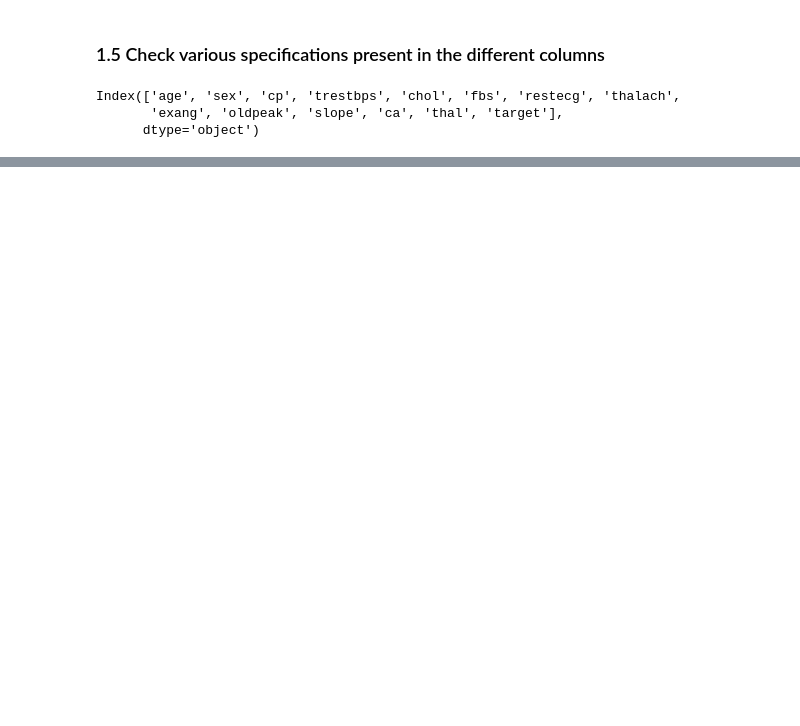
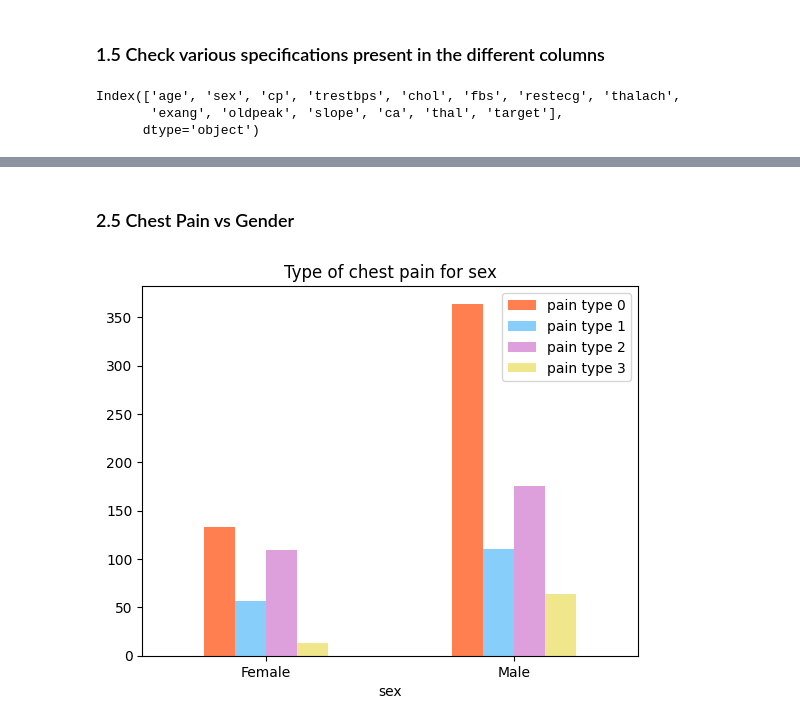
Before and after one commit to LinhVuHoang/Personal_projects, a Jupyter notebook: Chest-Disease-Classification/Notebook_Experiments/Exploratory_Data_analysis.ipynb, the cells around one changed output, grey strips where cells are left out. Cells and saved outputs as stored; diff of their text form; code cells hidden in the pictures; blank space fills up the shorter version.

```diff
--- a/Chest-Disease-Classification/Notebook_Experiments/Exploratory_Data_analysis.ipynb
+++ b/Chest-Disease-Classification/Notebook_Experiments/Exploratory_Data_analysis.ipynb
@@ -143,0 +206,9 @@ Index(['age', 'sex', 'cp', 'trestbps', 'chol', 'fbs', 'restecg', 'thalach',
+# %% [markdown]
+### 2.5 Chest Pain vs Gender
+# %%
+fig = pd.crosstab(data.sex, data.cp).plot(kind = 'bar', color = ['coral', 'lightskyblue', 'plum', 'khaki'])
+plt.title('Type of chest pain for sex')
+fig.set_xticklabels(labels=['Female', 'Male'], rotation=0)
+plt.legend(['pain type 0', 'pain type 1', 'pain type 2', 'pain type 3']);
+# %% [output]
+[figure, added]
```
Also changed, not shown: parts of 10 cells of this notebook, 2 other files.
